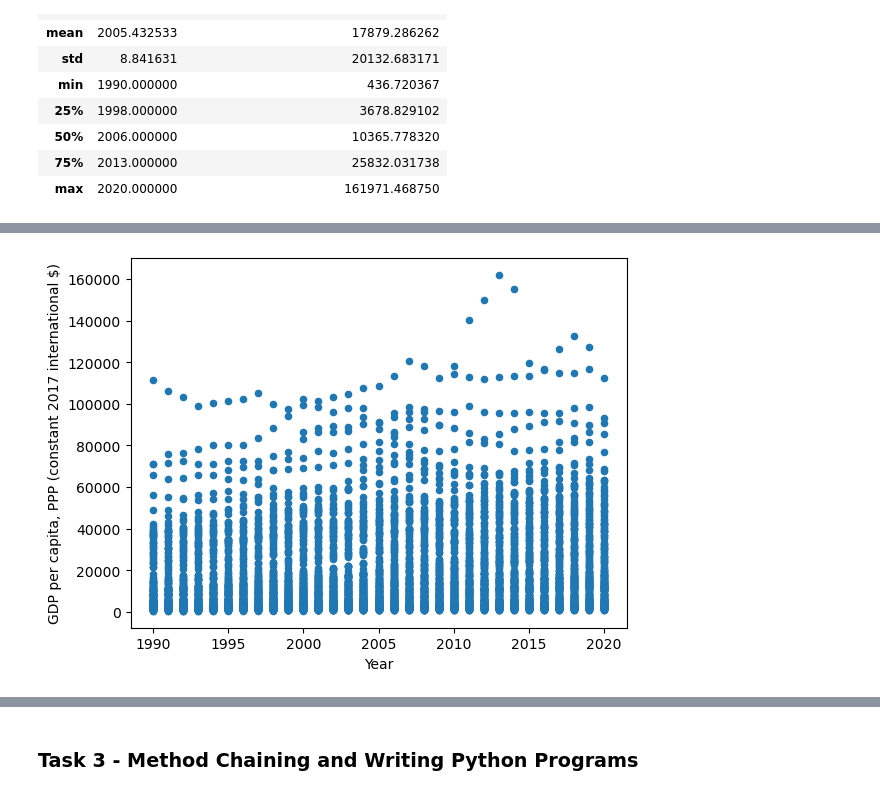
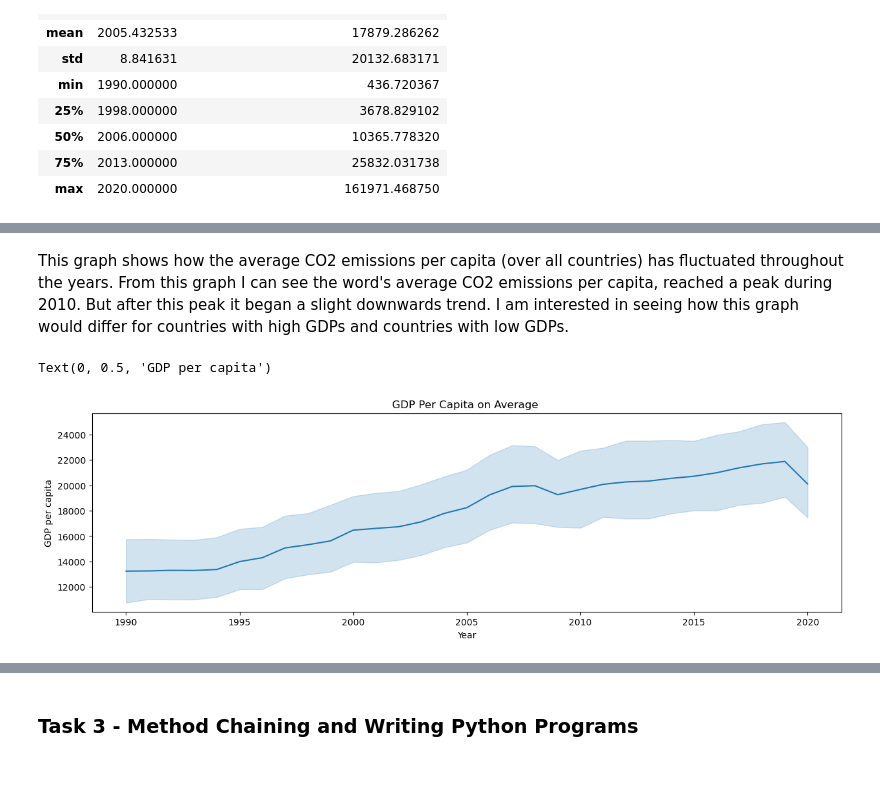
Before and after one commit to ubco-W2022T1-cosc301/project-group42, a Jupyter notebook: notebooks/analysis2.ipynb, the cells around one changed output, grey strips where cells are left out. Cells and saved outputs as stored; diff of their text form; code cells hidden in the pictures.

```diff
--- a/notebooks/analysis2.ipynb
+++ b/notebooks/analysis2.ipynb
@@ -130,5 +180,12 @@ From this graph I can see that from roughly 1998 to 2007, CO2 emissions were inc
+# %% [markdown]
+This graph shows how the average CO2 emissions per capita (over all countries) has fluctuated throughout the years. From this graph I can see the word's average CO2 emissions per capita, reached a peak during 2010. But after this peak it began a slight downwards trend. I am interested in seeing how this graph would differ for countries with high GDPs and countries with low GDPs.
 # %%
 #Visualization for GDP emissions
-GDPEmissions = dataGDP.plot(kind='scatter', x='Year', y='GDP per capita, PPP (constant 2017 international $)')
+
+plt.figure(figsize=(15,4))
+GDPEmissions = sns.lineplot(x="Year", y="GDP per capita, PPP (constant 2017 international $)", data=dataGDP)
+GDPEmissions.set(title='GDP Per Capita on Average ')
+GDPEmissions.set_ylabel("GDP per capita")
 # %% [output]
+Text(0, 0.5, 'GDP per capita')
-[figure, old version]
+[figure, new version]
```
Also changed, not shown: parts of 40 cells of this notebook, 5 other files.
